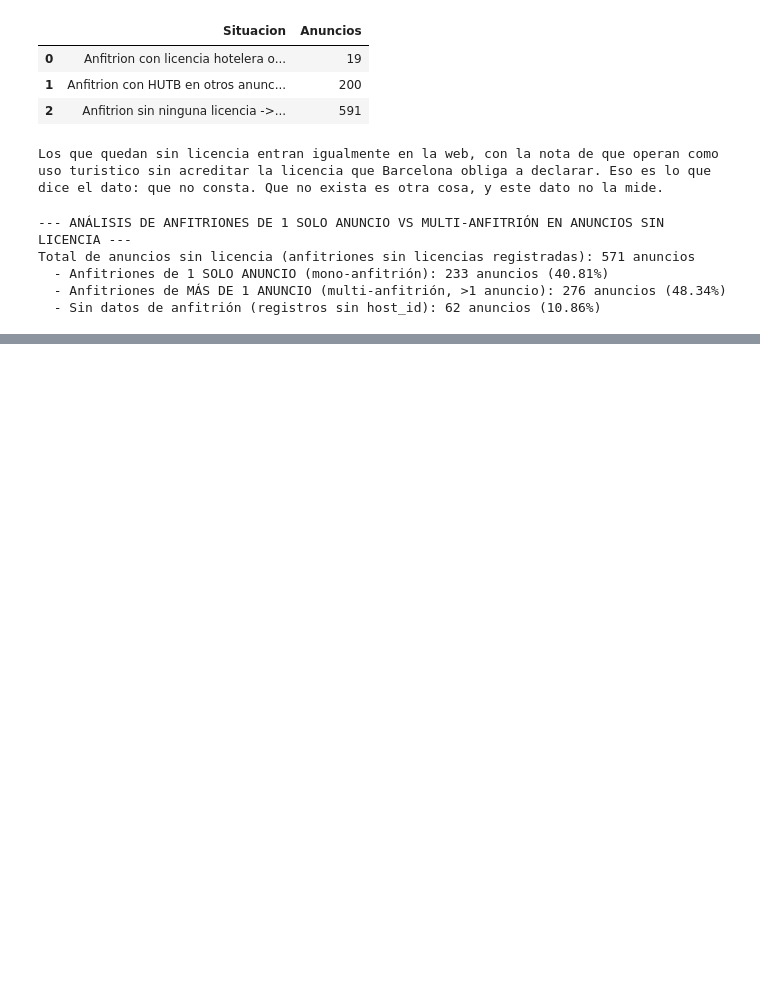
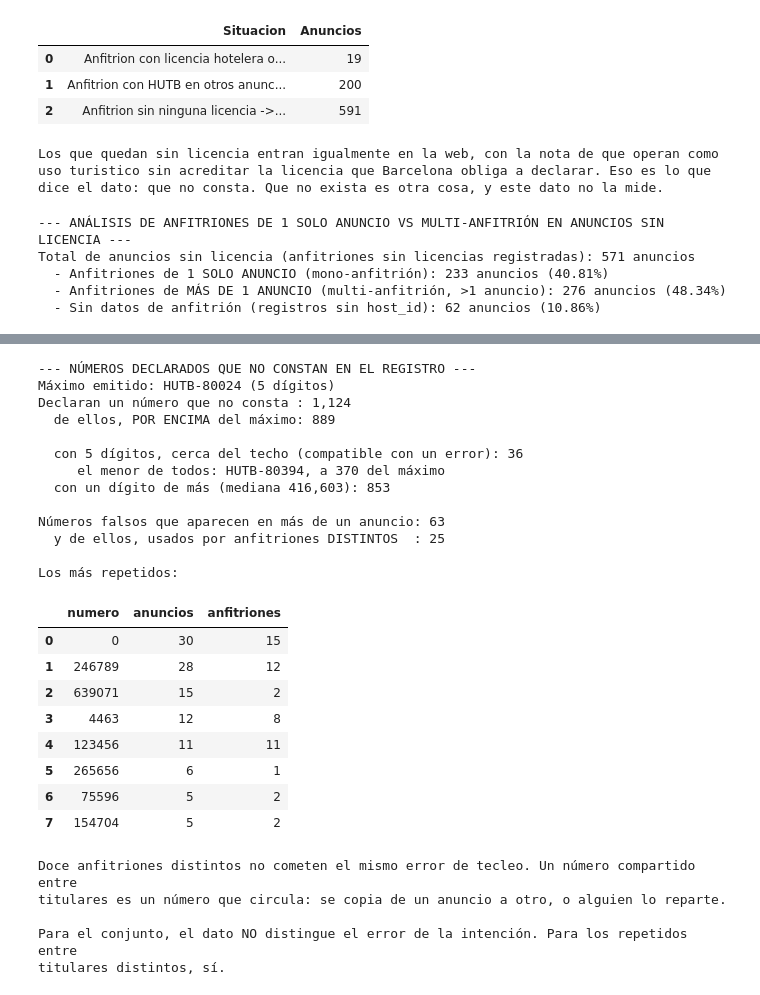
Before and after one commit to Ruthlessallen/Turismo-y-Barcelona, a Jupyter notebook: revisar_airbnb_revisado.ipynb, the cells around one changed output, grey strips where cells are left out. Cells and saved outputs as stored; diff of their text form; code cells hidden in the pictures; blank space fills up the shorter version.

```diff
--- a/revisar_airbnb_revisado.ipynb
+++ b/revisar_airbnb_revisado.ipynb
@@ -2180,0 +2164,76 @@ NOTA QUE DEBE ACOMPAÑAR A ESTAS CIFRAS EN LA WEB
+# %%
+# 31. Los números que no constan: ¿error de tecleo o campo rellenado?
+#
+# La distinción importa y el dato no la resuelve para el conjunto. Pero sí para una parte.
+
+import pandas as pd
+
+no_constan = df[(df["prefijo"] == "HUTB") & (df["consta_en_registro"] == False)].copy()  # noqa: E712
+no_constan["numero"] = no_constan["licencia_norm"].str.split("-").str[1].astype(int)
+no_constan["digitos"] = no_constan["numero"].astype(str).str.len()
+
+por_encima = no_constan[no_constan["numero"] > HUTB_MAXIMO]
+
+print("--- NÚMEROS DECLARADOS QUE NO CONSTAN EN EL REGISTRO ---")
+print(f"Máximo emitido: HUTB-{HUTB_MAXIMO} ({len(str(HUTB_MAXIMO))} dígitos)")
+print(f"Declaran un número que no consta : {len(no_constan):,}")
+print(f"  de ellos, POR ENCIMA del máximo: {len(por_encima):,}")
+print()
+
+# Un typo SI puede dar un numero por encima del maximo --anadir un digito a 008024 da 080240-- asi
+# que la cercania al techo separa lo compatible con un error de lo que no lo es.
+cerca = por_encima[por_encima["digitos"] == len(str(HUTB_MAXIMO))]
+lejos = por_encima[por_encima["digitos"] > len(str(HUTB_MAXIMO))]
+print(f"  con {len(str(HUTB_MAXIMO))} dígitos, cerca del techo (compatible con un error): {len(cerca):,}")
+print(f"     el menor de todos: HUTB-{int(por_encima['numero'].min())}, "
+      f"a {int(por_encima['numero'].min()) - HUTB_MAXIMO} del máximo")
+print(f"  con un dígito de más (mediana {int(por_encima['numero'].median()):,}): {len(lejos):,}")
+print()
+
+# La prueba que si distingue: un mismo numero falso en anuncios de titulares distintos no puede ser
+# un error independiente.
+repetidos = (no_constan.groupby("numero")
+             .agg(anuncios=("id", "size"), anfitriones=("host_id", "nunique"))
+             .query("anuncios > 1").sort_values("anuncios", ascending=False))
+compartidos = repetidos[repetidos["anfitriones"] > 1]
+
+print(f"Números falsos que aparecen en más de un anuncio: {len(repetidos):,}")
+print(f"  y de ellos, usados por anfitriones DISTINTOS  : {len(compartidos):,}")
+print()
+print("Los más repetidos:")
+display(repetidos.head(8).reset_index())
+print("""
+Doce anfitriones distintos no cometen el mismo error de tecleo. Un número compartido entre
+titulares es un número que circula: se copia de un anuncio a otro, o alguien lo reparte.
+
+Para el conjunto, el dato NO distingue el error de la intención. Para los repetidos entre
+titulares distintos, sí.
+""")
+# %% [output]
+--- NÚMEROS DECLARADOS QUE NO CONSTAN EN EL REGISTRO ---
+Máximo emitido: HUTB-80024 (5 dígitos)
+Declaran un número que no consta : 1,124
+  de ellos, POR ENCIMA del máximo: 889
+
+  con 5 dígitos, cerca del techo (compatible con un error): 36
+     el menor de todos: HUTB-80394, a 370 del máximo
+  con un dígito de más (mediana 416,603): 853
+
+Números falsos que aparecen en más de un anuncio: 63
+  y de ellos, usados por anfitriones DISTINTOS  : 25
+
+Los más repetidos:
+|  | numero | anuncios | anfitriones |
+| 0 | 0 | 30 | 15 |
+| 1 | 246789 | 28 | 12 |
+| 2 | 639071 | 15 | 2 |
+| 3 | 4463 | 12 | 8 |
+| 4 | 123456 | 11 | 11 |
+| 5 | 265656 | 6 | 1 |
+| 6 | 75596 | 5 | 2 |
+| 7 | 154704 | 5 | 2 |
+Doce anfitriones distintos no cometen el mismo error de tecleo. Un número compartido entre
+titulares es un número que circula: se copia de un anuncio a otro, o alguien lo reparte.
+
+Para el conjunto, el dato NO distingue el error de la intención. Para los repetidos entre
+titulares distintos, sí.
```
Also changed, not shown: parts of 7 cells of this notebook, 2 other files.
